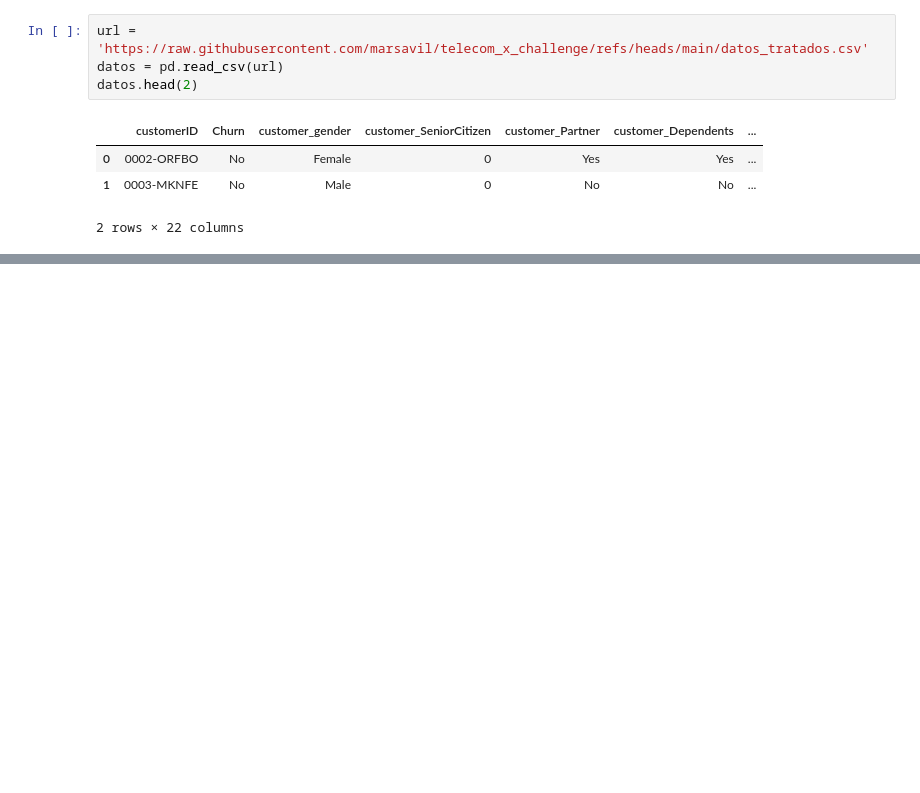
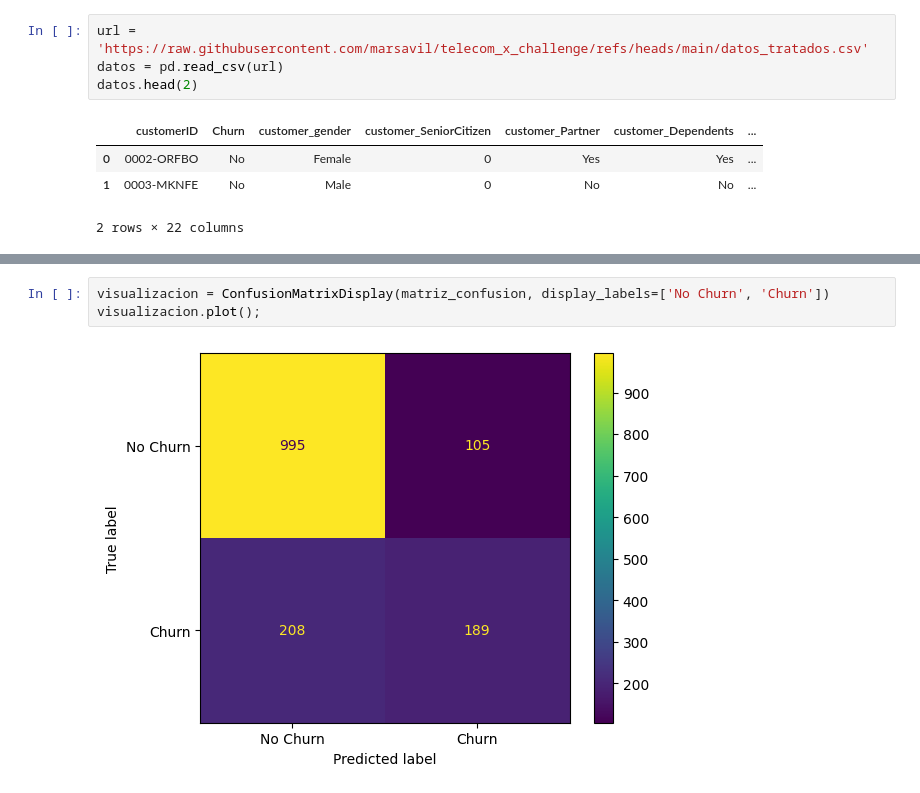
Before and after one commit to marsavil/Telecom_X_Challenge_Part_2, a Jupyter notebook: TelecomX_Parte_2.ipynb, the cells around one changed output, grey strips where cells are left out. Drawn from its saved outputs; the diff is of its cells as text; blank space fills up the shorter version.

```diff
--- a/TelecomX_Parte_2.ipynb
+++ b/TelecomX_Parte_2.ipynb
@@ -24,0 +254,5 @@ datos.head(2)
+# %%
+visualizacion = ConfusionMatrixDisplay(matriz_confusion, display_labels=['No Churn', 'Churn'])
+visualizacion.plot();
+# %% [output]
+[figure, added]
```
Also changed, not shown: parts of 73 cells of this notebook.
